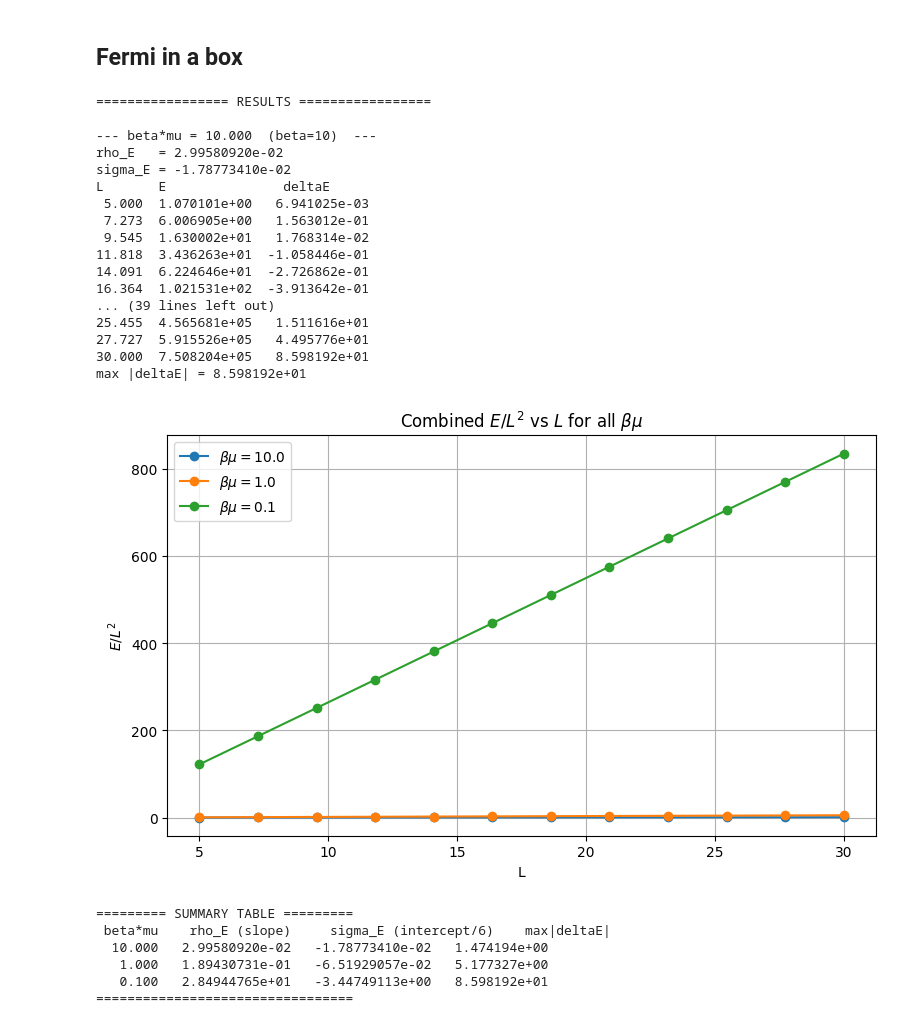
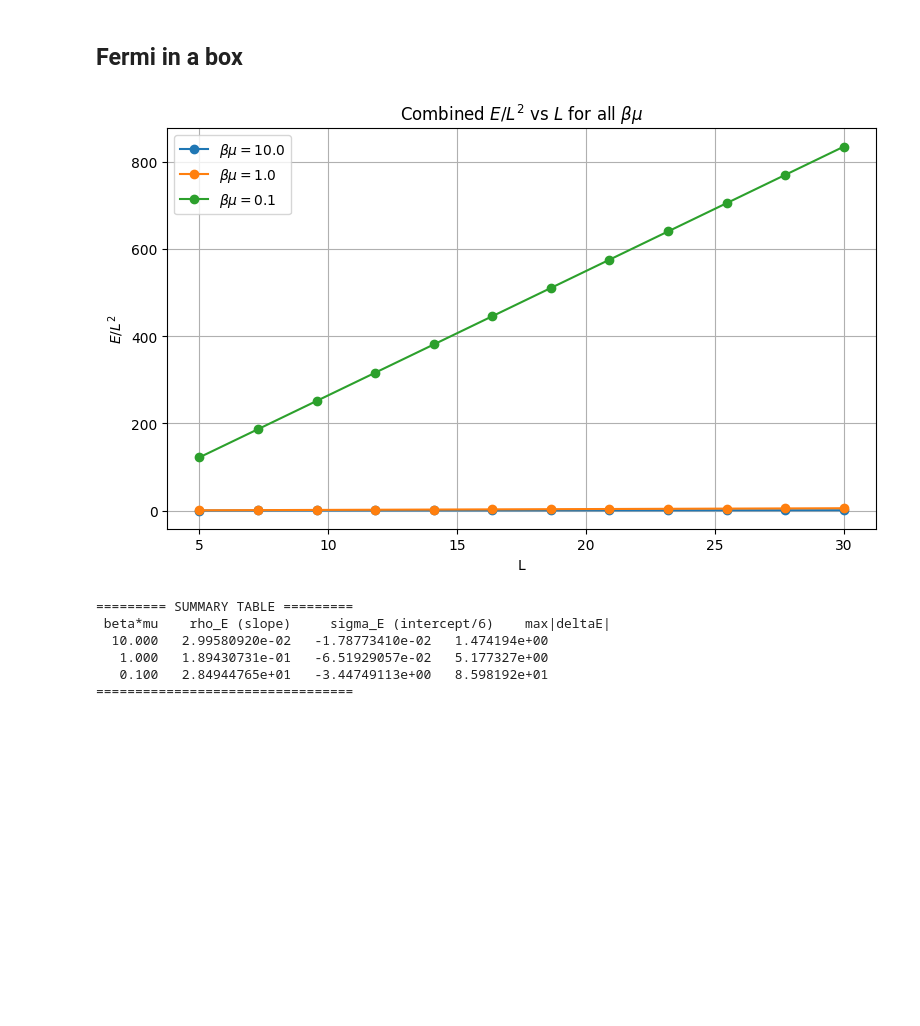
Before and after one commit to ASamaco/ASTR302, a Jupyter notebook: workbooks/Untitled2.ipynb, the cells around one changed output. Cells and saved outputs as stored; diff of their text form; code cells hidden in the pictures; blank space fills up the shorter version.

```diff
--- a/workbooks/Untitled2.ipynb
+++ b/workbooks/Untitled2.ipynb
@@ -117,7 +117,6 @@ for beta in beta_values:
 # Fit E/L^2 vs L, plot combined, print rho,sigma,delta
 # --------------------------
 plt.figure(figsize=(8,5))
-print("\n================= RESULTS =================")
 for beta in beta_values:
     L = results[beta]["L"]
     E = results[beta]["E"]
@@ -133,63 +132,37 @@ for beta in beta_values:
     E_fit = rho_E * L**3 + 6.0 * sigma_E * L**2
     deltaE = E - E_fit
     deltaE_max = np.max(np.abs(deltaE))
 
     # store
     results[beta].update({
         "rho_E": rho_E,
         "sigma_E": sigma_E,
         "E_fit": E_fit,
         "deltaE": deltaE,
         "deltaE_max": deltaE_max
     })
 
-    # print detailed output
-    print(f"\n--- beta*mu = {beta*mu:.3f}  (beta={beta:.6g})  ---")
-    print(f"rho_E   = {rho_E:.8e}")
-    print(f"sigma_E = {sigma_E:.8e}")
-    print("L       E               deltaE")
-    for Li, Ei, dEi in zip(L, E, deltaE):
-        print(f"{Li:6.3f}  {Ei:12.6e}  {dEi: .6e}")
-    print(f"max |deltaE| = {deltaE_max:.6e}")
-    # add to combined plot
     plt.plot(L, y, marker='o', linestyle='-', label=rf"$\beta\mu={beta*mu}$")
 
 plt.xlabel("L")
 plt.ylabel(r"$E/L^2$")
 plt.title(r"Combined $E/L^2$ vs $L$ for all $\beta\mu$")
 plt.legend()
 plt.grid(True)
 plt.tight_layout()
 plt.show()
 
 # summary table
 print("\n========= SUMMARY TABLE =========")
 print(" beta*mu    rho_E (slope)     sigma_E (intercept/6)    max|deltaE|")
 for beta in beta_values:
     print(f"{beta*mu:8.3f}   {results[beta]['rho_E']:14.8e}   {results[beta]['sigma_E']:14.8e}   {results[beta]['deltaE_max']:12.6e}")
 print("=================================")
 # %% [output]
+[figure]
-================= RESULTS =================
-
---- beta*mu = 10.000  (beta=10)  ---
-rho_E   = 2.99580920e-02
-sigma_E = -1.78773410e-02
-L       E               deltaE
- 5.000  1.070101e+00   6.941025e-03
- 7.273  6.006905e+00   1.563012e-01
- 9.545  1.630002e+01   1.768314e-02
-11.818  3.436263e+01  -1.058446e-01
-14.091  6.224646e+01  -2.726862e-01
-16.364  1.021531e+02  -3.913642e-01
-... (39 lines left out)
-25.455  4.565681e+05   1.511616e+01
-27.727  5.915526e+05   4.495776e+01
-30.000  7.508204e+05   8.598192e+01
-max |deltaE| = 8.598192e+01
+========= SUMMARY TABLE =========
+ beta*mu    rho_E (slope)     sigma_E (intercept/6)    max|deltaE|
+  10.000   2.99580920e-02   -1.78773410e-02   1.474194e+00
+   1.000   1.89430731e-01   -6.51929057e-02   5.177327e+00
+   0.100   2.84944765e+01   -3.44749113e+00   8.598192e+01
+=================================
-[figure]
-========= SUMMARY TABLE =========
- beta*mu    rho_E (slope)     sigma_E (intercept/6)    max|deltaE|
-  10.000   2.99580920e-02   -1.78773410e-02   1.474194e+00
-   1.000   1.89430731e-01   -6.51929057e-02   5.177327e+00
-   0.100   2.84944765e+01   -3.44749113e+00   8.598192e+01
-=================================
```
Also changed, not shown: parts of 6 cells of this notebook.
